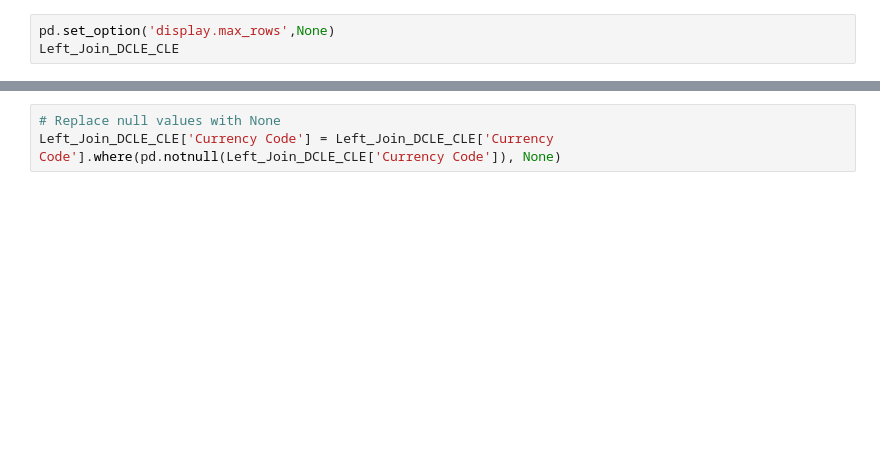
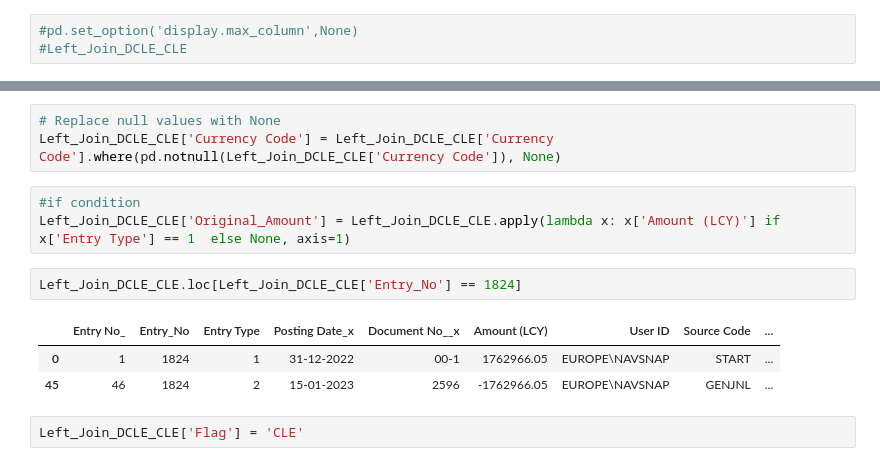
Before and after one commit to htkc777/O2C_DB_ETL, a Jupyter notebook: Cust_Ledger.ipynb, the cells around one changed output, grey strips where cells are left out. Saved outputs shown, nothing was run; the diff lists cells and outputs as text; blank space fills up the shorter version.

```diff
--- a/Cust_Ledger.ipynb
+++ b/Cust_Ledger.ipynb
@@ -49,3 +97,3 @@ Left_Join_DCLE_CLE
 # %%
-pd.set_option('display.max_rows',None)
-Left_Join_DCLE_CLE
+#pd.set_option('display.max_column',None)
+#Left_Join_DCLE_CLE
@@ -116,3 +163,14 @@ memory usage: 15.5+ KB
 # %%
 # Replace null values with None
 Left_Join_DCLE_CLE['Currency Code'] = Left_Join_DCLE_CLE['Currency Code'].where(pd.notnull(Left_Join_DCLE_CLE['Currency Code']), None)
+# %%
+#if condition
+Left_Join_DCLE_CLE['Original_Amount'] = Left_Join_DCLE_CLE.apply(lambda x: x['Amount (LCY)'] if x['Entry Type'] == 1  else None, axis=1)
+# %%
+Left_Join_DCLE_CLE.loc[Left_Join_DCLE_CLE['Entry_No'] == 1824]
+# %% [output]
+|  | Entry No_ | Entry_No | Entry Type | Posting Date_x | Document No__x | Amount (LCY) | User ID | Source Code | ... |
+| 0 | 1 | 1824 | 1 | 31-12-2022 | 00-1 | 1762966.05 | EUROPE\NAVSNAP | START | ... |
+| 45 | 46 | 1824 | 2 | 15-01-2023 | 2596 | -1762966.05 | EUROPE\NAVSNAP | GENJNL | ... |
+# %%
+Left_Join_DCLE_CLE['Flag'] = 'CLE'
```
Also changed, not shown: parts of 14 cells of this notebook, 1 other file.
